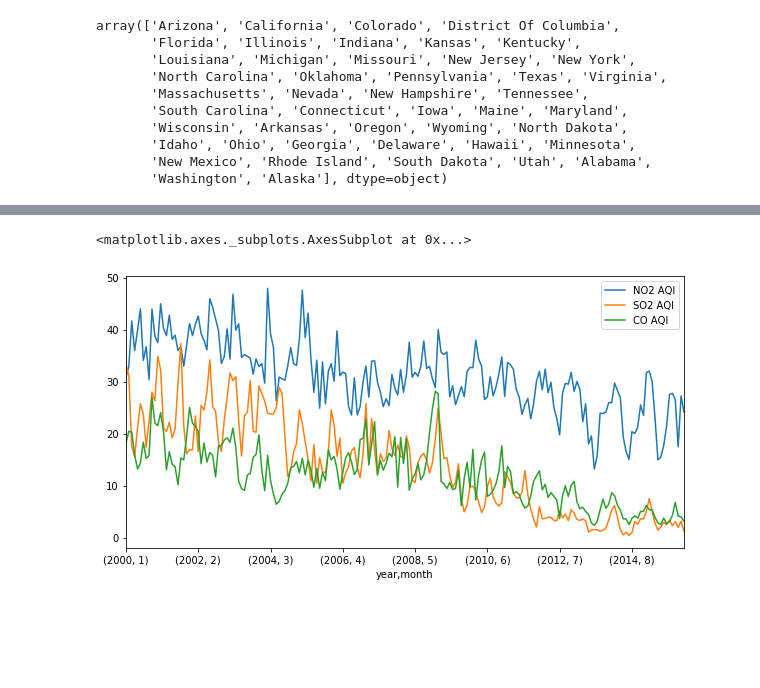
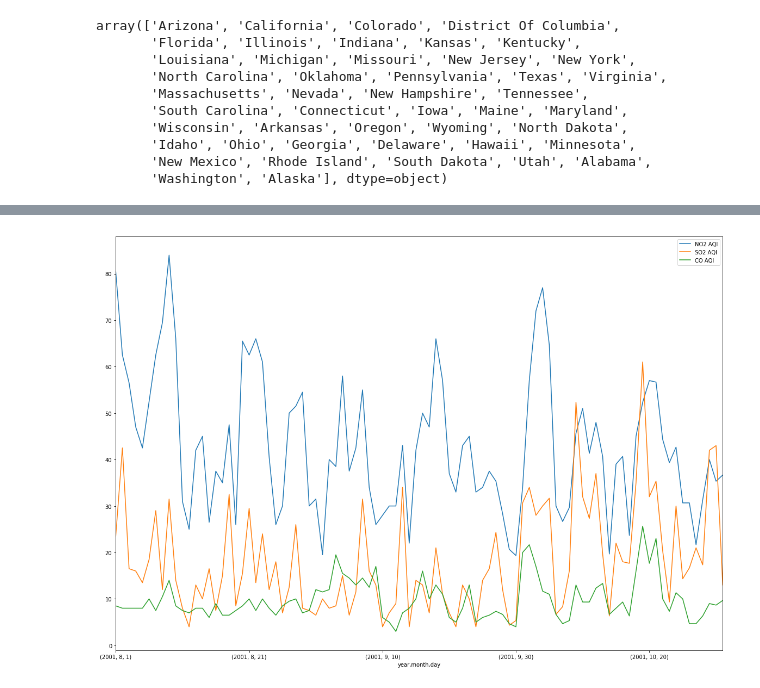
Before and after one commit to sachsjohn/Project_1_Pollution, a Jupyter notebook: Pollution Data.ipynb, the cells around one changed output, grey strips where cells are left out. Cells and saved outputs as stored; diff of their text form; code cells hidden in the pictures; blank space fills up the shorter version.

```diff
--- a/Pollution Data.ipynb
+++ b/Pollution Data.ipynb
@@ -14,6 +14,7 @@ df = pd.read_csv(csv_path)
 #efficient way to extract year from string format date
 df['year'] = pd.DatetimeIndex(df['Date Local']).year
 df['month'] = pd.DatetimeIndex(df['Date Local']).month
+df['day'] = pd.DatetimeIndex(df['Date Local']).day
 df['Date Local'] = pd.to_datetime(df['Date Local'],format='%Y-%m-%d')
 # %%
 # Delete extraneous column
@@ -195,6 +135,9 @@ us = df[["NO2 AQI","SO2 AQI","CO AQI","O3 AQI","Date Local","year","month"
+# %%
+ny9 = df[df.City=='New York'][["NO2 AQI","SO2 AQI","CO AQI","Date Local","year","month","day"
+                   ]]
+ny2 = ny9[ny9.year==2001][ny9.month >=8][ny9.month <=10]
 # %%
-lamean = la.groupby(['year','month']).mean()
-lamean.plot(figsize=(10,5))
+nyc = ny2.groupby(['year','month','day']).mean()
+nycplot = nyc.plot(figsize = (20,14))
 # %% [output]
-<matplotlib.axes._subplots.AxesSubplot at 0x...>
-[figure, old version]
+[figure, new version]
```
Also changed, not shown: parts of 15 cells of this notebook, 3 other files.
